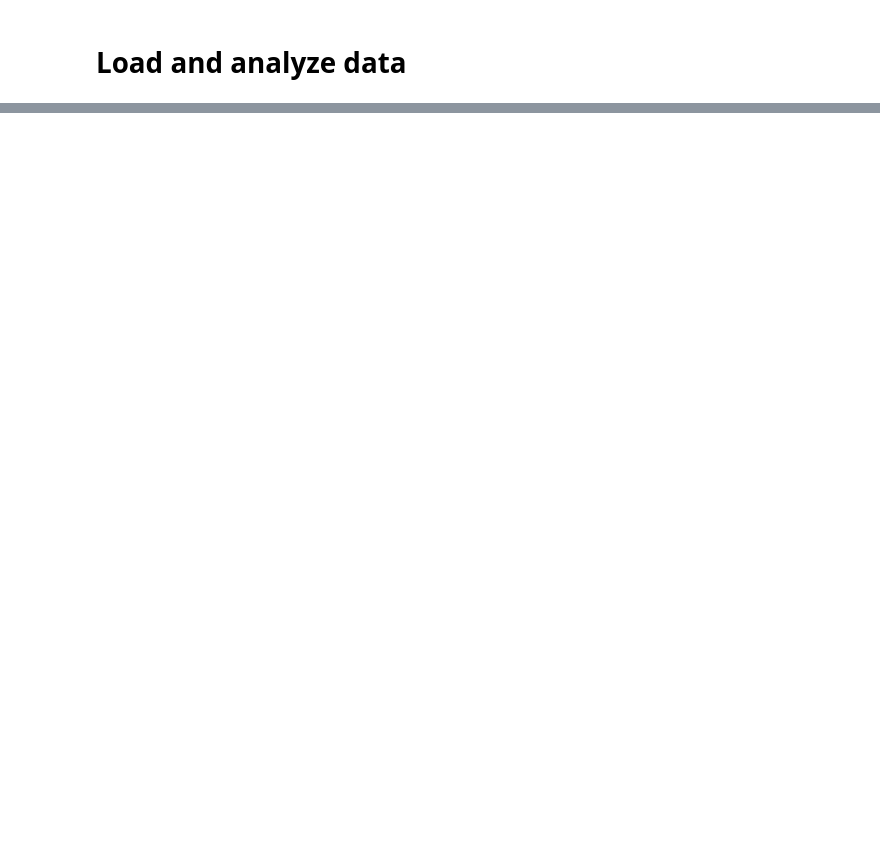
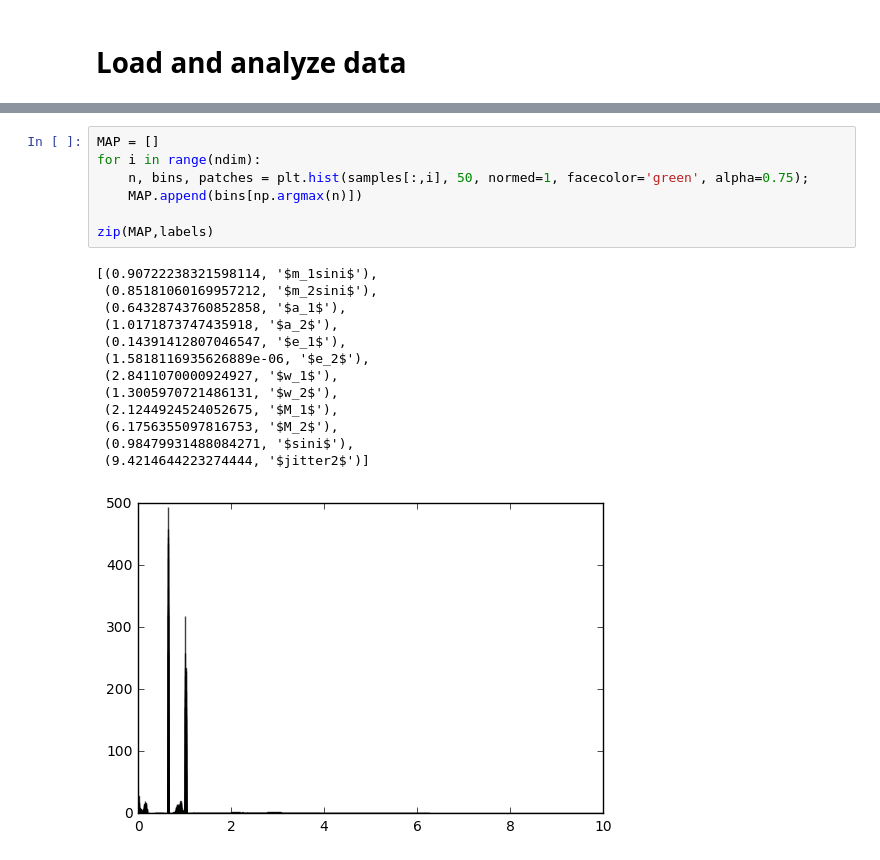
Before and after one commit to silburt/HD155358, a Jupyter notebook: HD155358_efit-Copy1.ipynb, the cells around one changed output, grey strips where cells are left out. Cells and saved outputs as stored; diff of their text form; blank space fills up the shorter version.

```diff
--- a/HD155358_efit-Copy1.ipynb
+++ b/HD155358_efit-Copy1.ipynb
@@ -132,0 +129,21 @@ fig.savefig("MCMC_corner.png")
+# %%
+MAP = []
+for i in range(ndim):
+    n, bins, patches = plt.hist(samples[:,i], 50, normed=1, facecolor='green', alpha=0.75);
+    MAP.append(bins[np.argmax(n)])
+
+zip(MAP,labels)
+# %% [output]
+[(0.90722238321598114, '$m_1sini$'),
+ (0.85181060169957212, '$m_2sini$'),
+ (0.64328743760852858, '$a_1$'),
+ (1.0171873747435918, '$a_2$'),
+ (0.14391412807046547, '$e_1$'),
+ (1.5818116935626889e-06, '$e_2$'),
+ (2.8411070000924927, '$w_1$'),
+ (1.3005970721486131, '$w_2$'),
+ (2.1244924524052675, '$M_1$'),
+ (6.1756355097816753, '$M_2$'),
+ (0.98479931488084271, '$sini$'),
+ (9.4214644223274444, '$jitter2$')]
+[figure, added]
```
Also changed, not shown: parts of 18 cells of this notebook, 1 other file.
